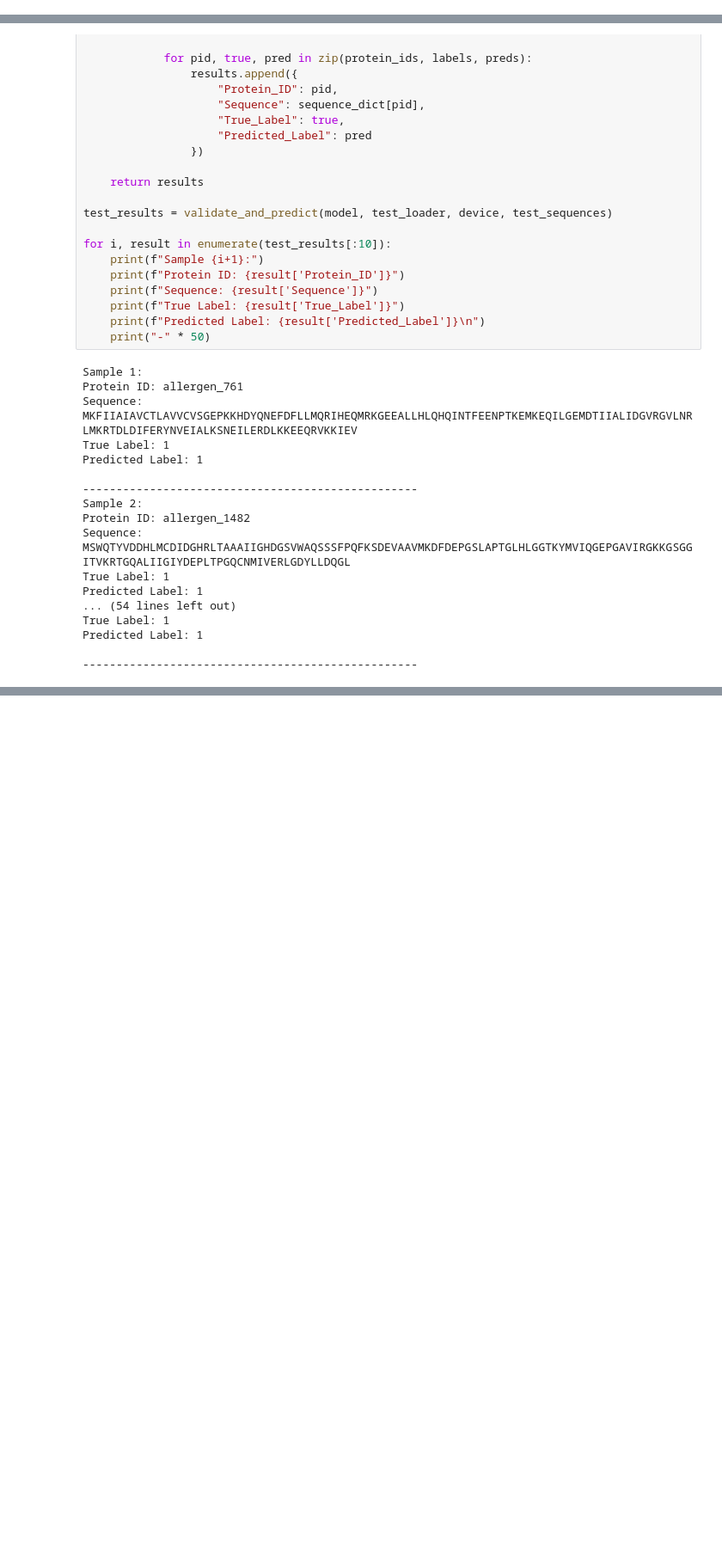
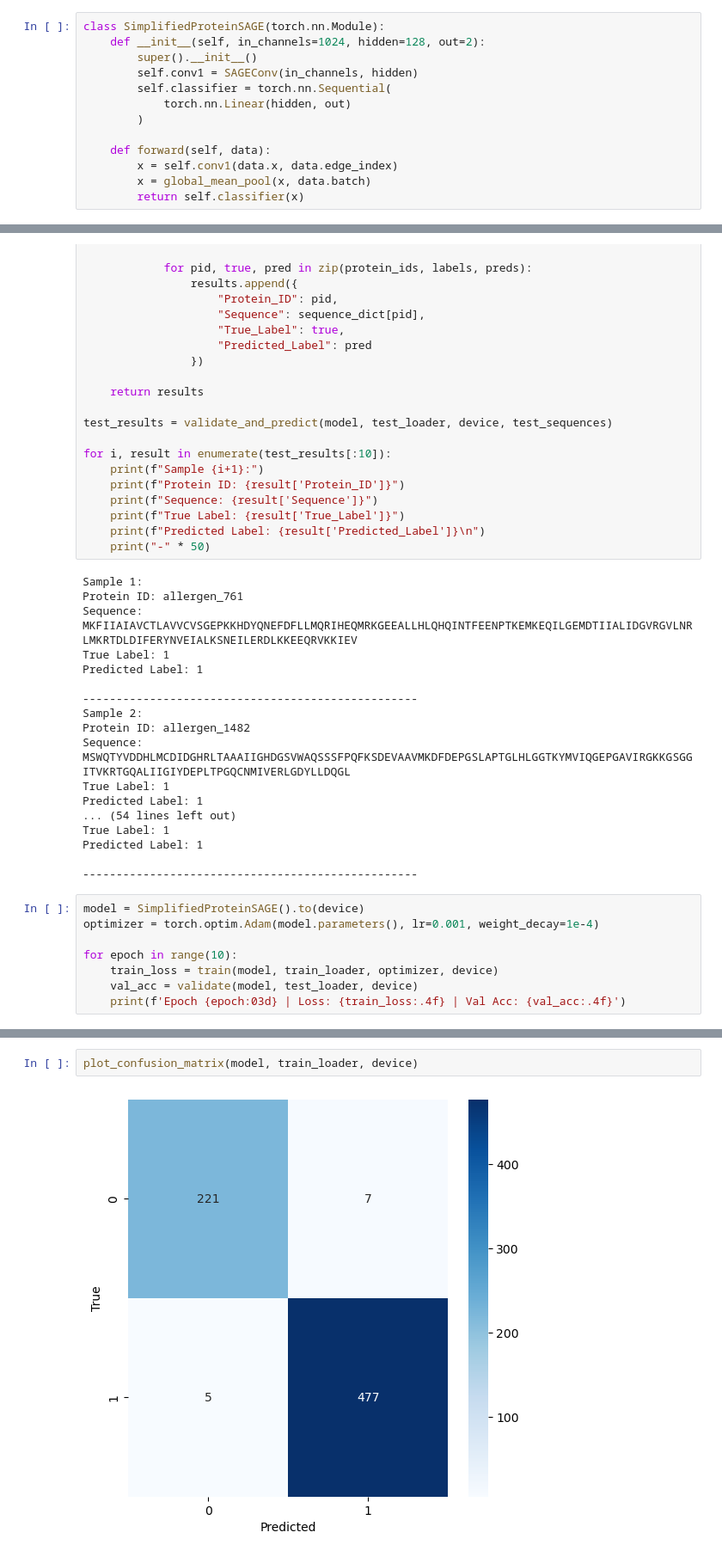
Before and after one commit to beyzoskaya/proteinAllergen, a Jupyter notebook: graph_creation_model_training.ipynb, the cells around one changed output, grey strips where cells are left out. Shown at 86% size. Cells and saved outputs as stored; diff of their text form; blank space fills up the shorter version.

Commit message:
simplified model test

```diff
--- a/graph_creation_model_training.ipynb
+++ b/graph_creation_model_training.ipynb
@@ -530,6 +530,19 @@ class ProteinGraphSAGE(torch.nn.Module):
         # Global mean pooling for graph-level classification
         x = global_mean_pool(x, data.batch)
         return self.classifier(x)
+# %%
+class SimplifiedProteinSAGE(torch.nn.Module):
+    def __init__(self, in_channels=1024, hidden=128, out=2):
+        super().__init__()
+        self.conv1 = SAGEConv(in_channels, hidden)
+        self.classifier = torch.nn.Sequential(
+            torch.nn.Linear(hidden, out)
+        )
+
+    def forward(self, data):
+        x = self.conv1(data.x, data.edge_index)
+        x = global_mean_pool(x, data.batch)
+        return self.classifier(x)
 # %%
 from Bio import SeqIO
 
@@ -798,3 +811,11 @@ True Label: 1
 Predicted Label: 1
 
 --------------------------------------------------
+# %%
+model = SimplifiedProteinSAGE().to(device)
+optimizer = torch.optim.Adam(model.parameters(), lr=0.001, weight_decay=1e-4)
+
+for epoch in range(10):
+    train_loss = train(model, train_loader, optimizer, device)
+    val_acc = validate(model, test_loader, device)
+    print(f'Epoch {epoch:03d} | Loss: {train_loss:.4f} | Val Acc: {val_acc:.4f}')
@@ -800,0 +833,4 @@ Predicted Label: 1
+# %%
+plot_confusion_matrix(model, train_loader, device)
+# %% [output]
+[figure, added]
```
Also changed, not shown: parts of 2 cells of this notebook.
